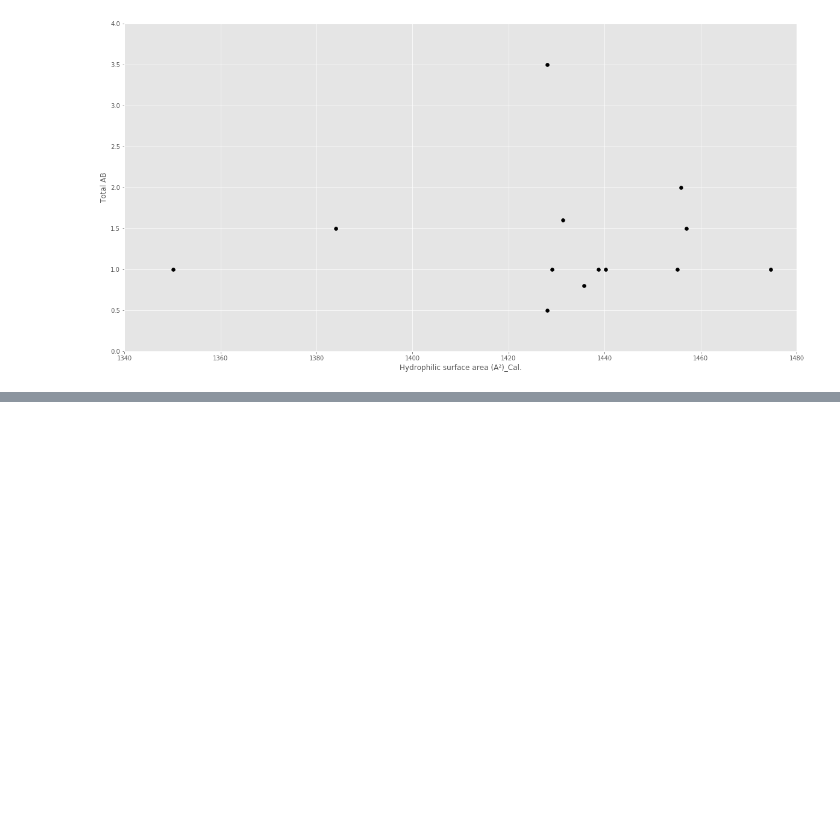
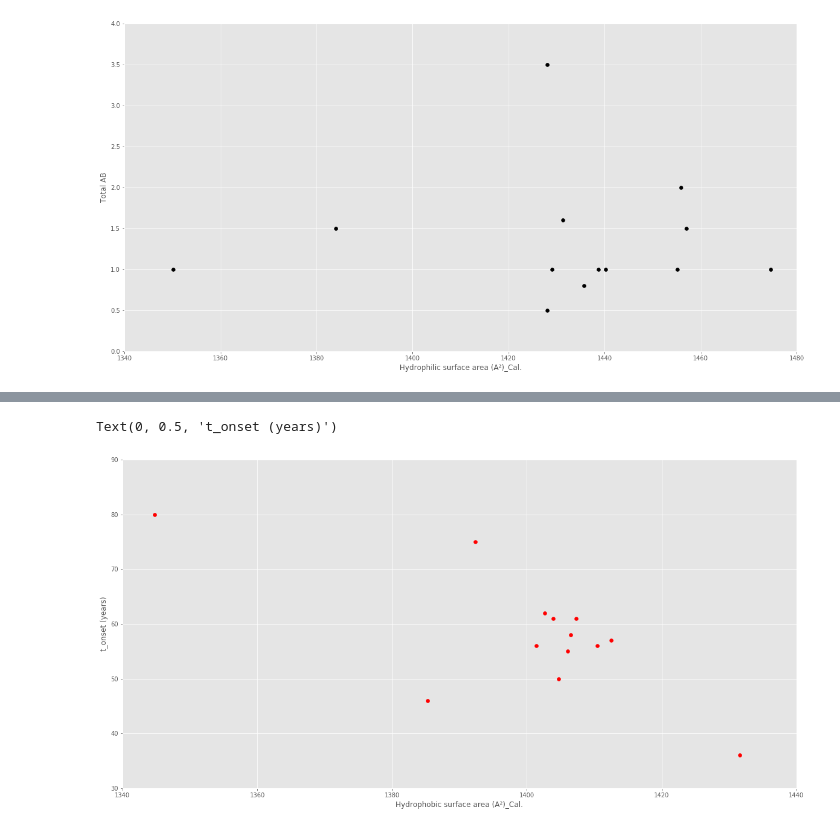
Before and after one commit to 188-project/Amyloid-Beta-Final-Project, a Jupyter notebook: Final Project Amyloid Beta.ipynb, the cells around one changed output, grey strips where cells are left out. Saved outputs shown, nothing was run; the diff lists cells and outputs as text; code cells hidden in the pictures; blank space fills up the shorter version.

```diff
--- a/Final Project Amyloid Beta.ipynb
+++ b/Final Project Amyloid Beta.ipynb
@@ -674,0 +775,32 @@ Text(0, 0.5, 'Total AB')
+# %%
+#Figure 2d
+_2LFM_hydrophobic_SAS_subset_1 = _2LFM_hydrophobic_SAS[0:10]
+_2LFM_t_onset_subset_1 = _2LFM_t_onset[0:10]
+
+_2LFM_hydrophobic_SAS_E22K = _2LFM_hydrophobic_SAS[10]
+_2LFM_t_onset_E22K = _2LFM_t_onset[11]
+
+_2LFM_hydrophobic_SAS_E22Q = _2LFM_hydrophobic_SAS[11]
+_2LFM_t_onset_E22Q = _2LFM_t_onset[10]
+
+_2LFM_hydrophobic_SAS_D23N = _2LFM_hydrophobic_SAS[12]
+_2LFM_t_onset_D23N = _2LFM_t_onset[12]
+
+#Plot data
+plt.figure(figsize = (20, 10))
+plt.scatter(_2LFM_hydrophobic_SAS_subset_1, _2LFM_t_onset_subset_1, c = 'r')
+plt.scatter(_2LFM_hydrophobic_SAS_E22K, _2LFM_t_onset_E22K, c = 'r')
+plt.scatter(_2LFM_hydrophobic_SAS_E22Q, _2LFM_t_onset_E22Q, c = 'r')
+plt.scatter(_2LFM_hydrophobic_SAS_D23N, _2LFM_t_onset_D23N, c = 'r')
+
+#Set axis limits
+axis = plt.gca()
+axis.set_xlim([1340,1440])
+axis.set_ylim([30,90])
+
+#Labels
+plt.xlabel('Hydrophobic surface area (A²)_Cal.')
+plt.ylabel('t_onset (years)')
+# %% [output]
+Text(0, 0.5, 't_onset (years)')
+[figure, added]
```
Also changed, not shown: parts of 10 cells of this notebook.
